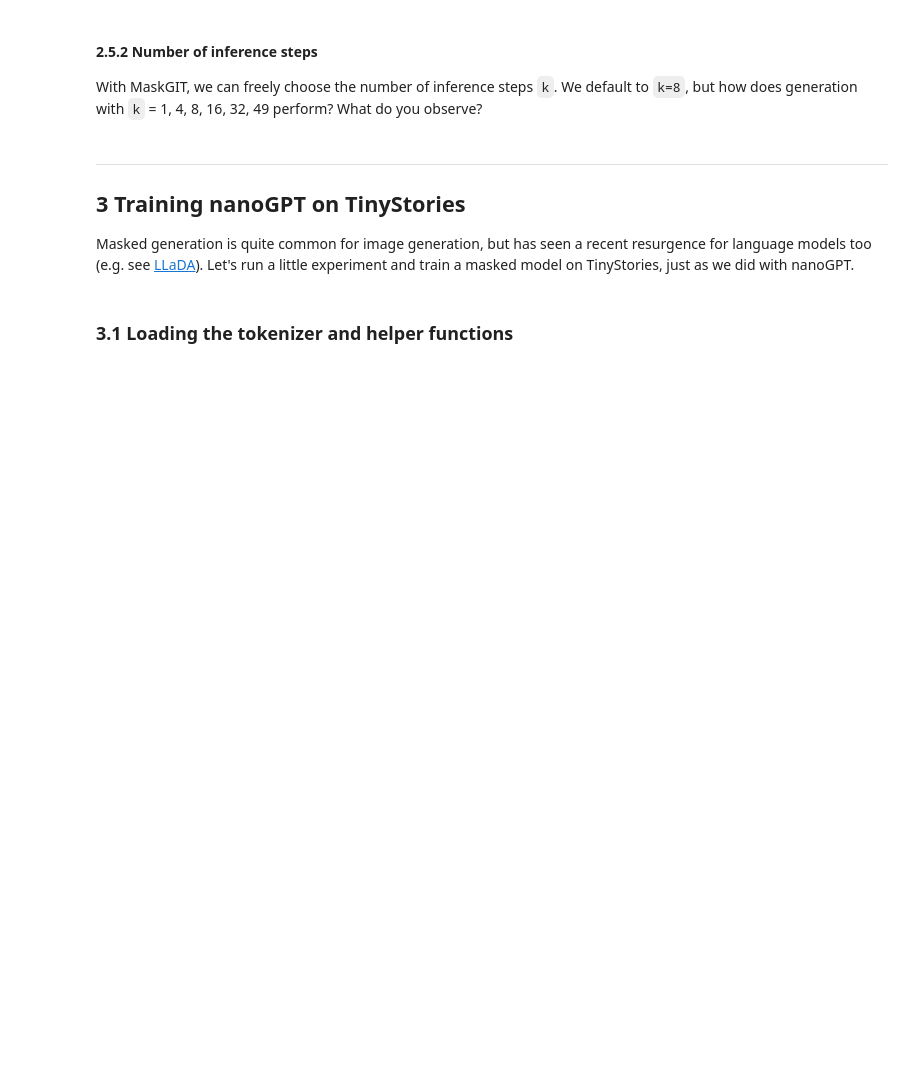
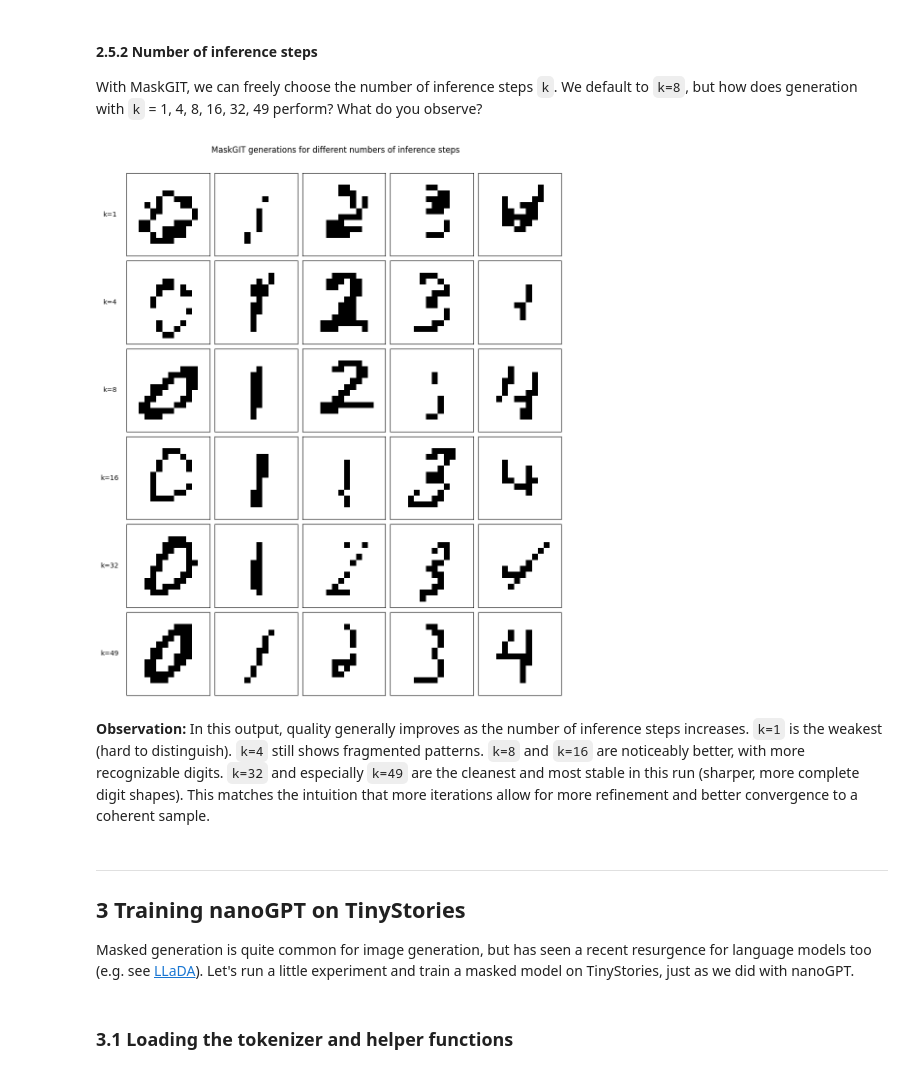
Before and after one commit to leonard-amsler/2026-Spring-CS503-Visual-Intelligence-Homework, a Jupyter notebook: NanoFM_Homeworks/notebooks/CS503_FM_part2_nanoMaskGIT.ipynb, the cells around one changed output. Drawn from its saved outputs; the diff is of its cells as text; code cells hidden in the pictures; blank space fills up the shorter version.

```diff
--- a/NanoFM_Homeworks/notebooks/CS503_FM_part2_nanoMaskGIT.ipynb
+++ b/NanoFM_Homeworks/notebooks/CS503_FM_part2_nanoMaskGIT.ipynb
@@ -282,7 +317,39 @@ Please answer the following questions. You may use additional cells to demonstra
 
 With MaskGIT, we can freely choose the number of inference steps `k`. We default to `k=8`, but how does generation with `k` = 1, 4, 8, 16, 32, 49 perform? What do you observe?
 # %%
-# Fill your answer here
+# Compare generation quality for different numbers of inference steps
+step_list = [1, 4, 8, 16, 32, 49]
+samples_per_step = 5
+
+fig = plt.figure(figsize=(14, 14))
+grid = ImageGrid(fig, 111, nrows_ncols=(len(step_list), samples_per_step), axes_pad=0.1)
+
+for row, num_steps in enumerate(step_list):
+    for col in range(samples_per_step):
+        idx = row * samples_per_step + col
+
+        # fix label so we compare mostly the effect of num_steps
+        test_label = col % 10
+        seq = torch.zeros(50, dtype=torch.long, device=device)
+        mask = torch.ones(50, dtype=torch.bool, device=device)
+        seq[0] = test_label
+        mask[0] = False
+
+        out = model.generate(seq, mask, num_steps=num_steps, temp=0.7, top_p=0.9, top_k=0.0, return_history=False)
+        reconst = detokenize_MNIST(out, patch_size=2, account_for_labels=True).cpu()
+
+        grid[idx].imshow(reconst[0], cmap='Greys', vmin=0, vmax=1)
+        if col == 0:
+            grid[idx].set_ylabel(f'k={num_steps}', rotation=0, labelpad=25, va='center')
+        grid[idx].set_xticks([])
+        grid[idx].set_yticks([])
+
+plt.suptitle('MaskGIT generations for different numbers of inference steps', y=0.92)
+plt.show()
+# %% [output]
+[figure, added]
+# %% [markdown]
+**Observation:** In this output, quality generally improves as the number of inference steps increases. `k=1` is the weakest (hard to distinguish). `k=4` still shows fragmented patterns. `k=8` and `k=16` are noticeably better, with more recognizable digits. `k=32` and especially `k=49` are the cleanest and most stable in this run (sharper, more complete digit shapes). This matches the intuition that more iterations allow for more refinement and better convergence to a coherent sample.
 # %% [markdown]
 ---
 
```
Also changed, not shown: parts of 17 cells of this notebook, 8 other files.
